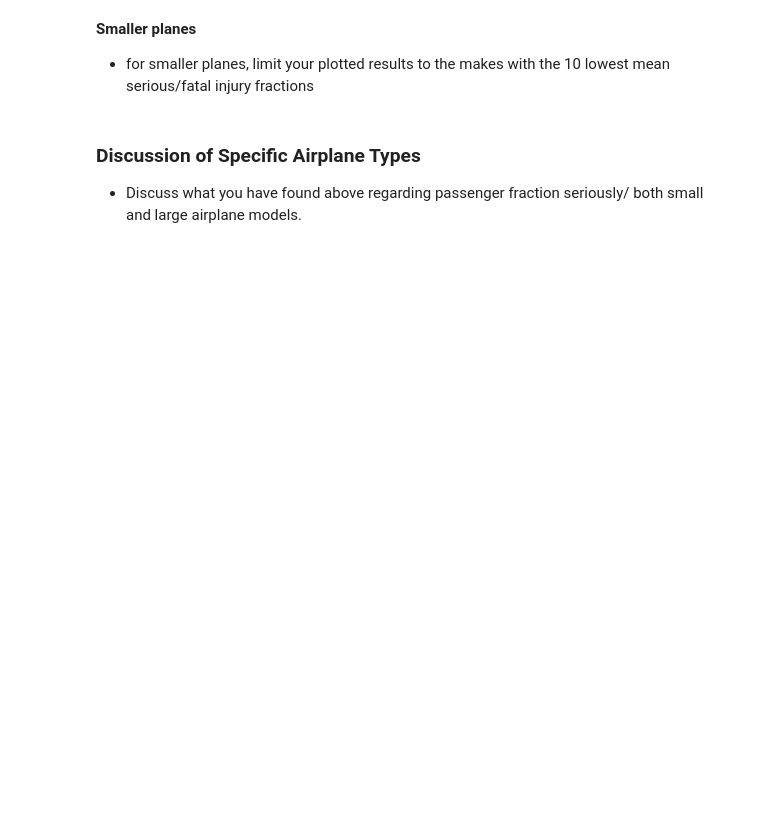
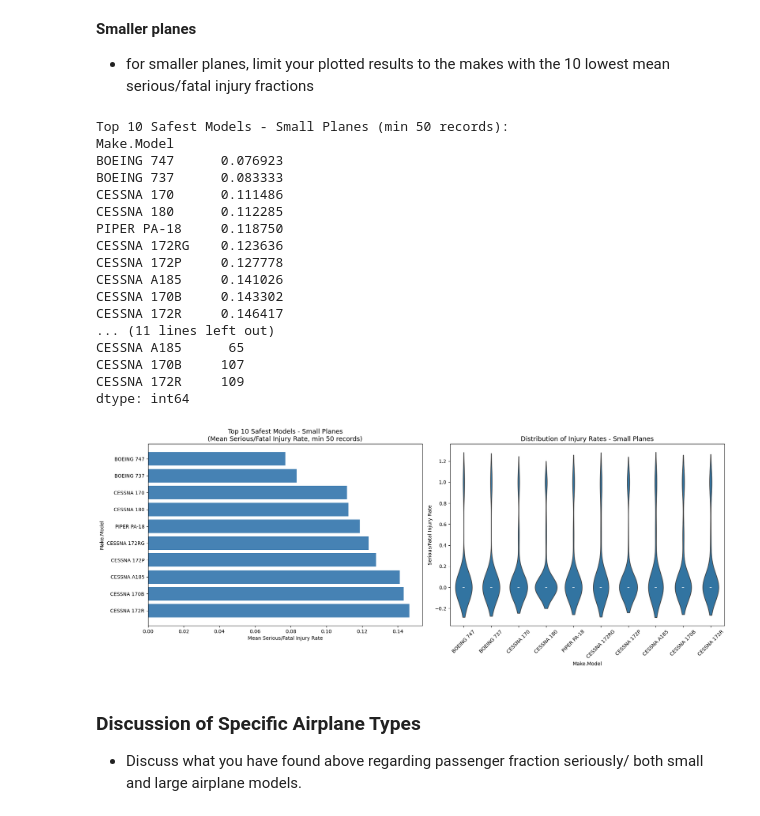
Before and after one commit to bahayg/dsc-course0-m8-lab, a Jupyter notebook: Aviation_Accidents_Data_Analysis.ipynb, the cells around one changed output. Cells and saved outputs as stored; diff of their text form; code cells hidden in the pictures; blank space fills up the shorter version.

```diff
--- a/Aviation_Accidents_Data_Analysis.ipynb
+++ b/Aviation_Accidents_Data_Analysis.ipynb
@@ -311,6 +372,67 @@ with BOEING and EMBRAER as strong all-round alternatives.
 # %% [markdown]
 **Smaller planes**
 - for smaller planes, limit your plotted results to the makes with the 10 lowest mean serious/fatal injury fractions
+# %%
+# Raise threshold to 50 records for more statistically meaningful results
+small_model_risk = (small_planes_df.groupby('Make.Model')
+                    .filter(lambda x: len(x) >= 50)
+                    .groupby('Make.Model')['Serious.Fatal.Injury.Rate']
+                    .mean()
+                    .sort_values()
+                    .head(10))
+
+print("Top 10 Safest Models - Small Planes (min 50 records):")
+print(small_model_risk)
+print(f"\nRecord counts:")
+print(small_planes_df.groupby('Make.Model')
+      .filter(lambda x: len(x) >= 50)
+      .groupby('Make.Model').size()
+      .loc[small_model_risk.index])
+
+# Filter small planes df to top 10 models
+small_model_df = small_planes_df[small_planes_df['Make.Model'].isin(small_model_risk.index)]
+model_order_small = small_model_risk.index
+
+fig, axes = plt.subplots(1, 2, figsize=(18, 7))
+
+# Mean injury rate bar chart
+axes[0].barh(model_order_small[::-1], small_model_risk.values[::-1], color='steelblue')
+axes[0].set_title('Top 10 Safest Models - Small Planes\n(Mean Serious/Fatal Injury Rate, min 50 records)', fontsize=13)
+axes[0].set_xlabel('Mean Serious/Fatal Injury Rate')
+axes[0].set_ylabel('Make.Model')
+
+# Violin plot for distribution
+sns.violinplot(data=small_model_df,
+               x='Make.Model',
+               y='Serious.Fatal.Injury.Rate',
+               order=model_order_small,
+               ax=axes[1])
+axes[1].set_title('Distribution of Injury Rates - Small Planes', fontsize=13)
+axes[1].set_xlabel('Make.Model')
+axes[1].set_ylabel('Serious/Fatal Injury Rate')
+axes[1].tick_params(axis='x', rotation=45)
+
+plt.tight_layout()
+plt.show()
+# %% [output]
+Top 10 Safest Models - Small Planes (min 50 records):
+Make.Model
+BOEING 747      0.076923
+BOEING 737      0.083333
+CESSNA 170      0.111486
+CESSNA 180      0.112285
+PIPER PA-18     0.118750
+CESSNA 172RG    0.123636
+CESSNA 172P     0.127778
+CESSNA A185     0.141026
+CESSNA 170B     0.143302
+CESSNA 172R     0.146417
+... (11 lines left out)
+CESSNA A185      65
+CESSNA 170B     107
+CESSNA 172R     109
+dtype: int64
+[figure, added]
 # %% [markdown]
 ### Discussion of Specific Airplane Types
 - Discuss what you have found above regarding passenger fraction seriously/ both small and large airplane models.
```
Also changed, not shown: parts of 2 cells of this notebook.
